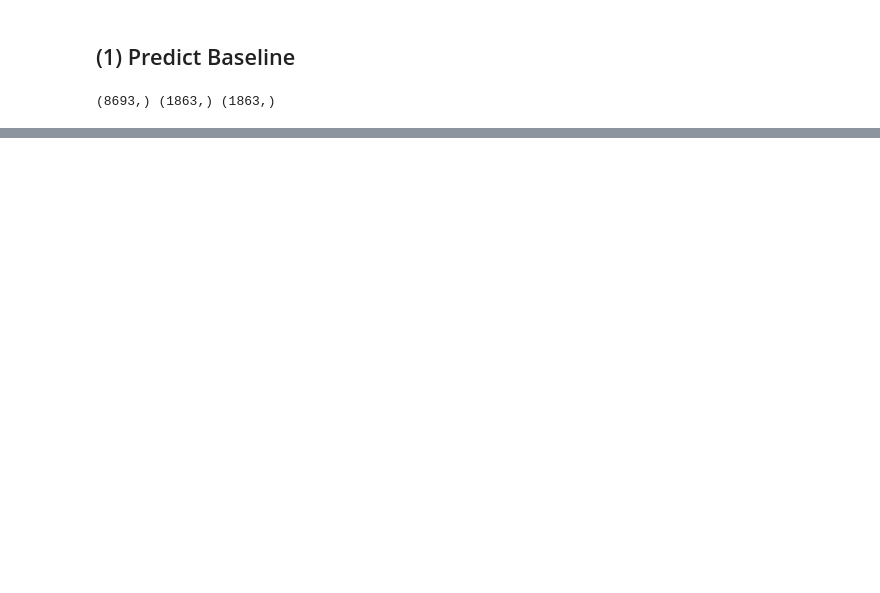
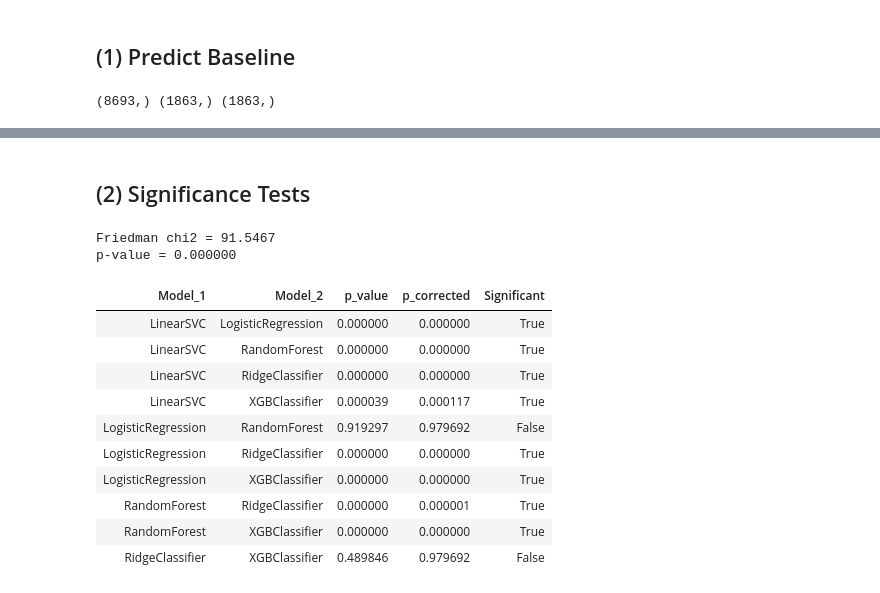
Before and after one commit to LuanBarbs/tcc-emotion-detection-nlp, a Jupyter notebook: src/baseline/baseline_03_TweetEmotionsPTBR_TFIDF.ipynb, the cells around one changed output, grey strips where cells are left out. Saved outputs shown, nothing was run; the diff lists cells and outputs as text; code cells hidden in the pictures; blank space fills up the shorter version.

Commit message:
resultados e significância final para baseline TweetEmotionsPTBR com Bow e TFIDF

```diff
--- a/src/baseline/baseline_03_TweetEmotionsPTBR_TFIDF.ipynb
+++ b/src/baseline/baseline_03_TweetEmotionsPTBR_TFIDF.ipynb
@@ -276,0 +271,65 @@ plot_feature_importance_top_k(pipe_rf["model"], feature_names, k=15, model_name=
+# %% [markdown]
+## (2) Significance Tests
+# %%
+rows = []
+
+for _, row in df_results.iterrows():
+    model = row["Model"]
+    for score in row["CV_F1_macro_all"]:
+        rows.append({
+            "Model": model,
+            "F1_macro": score
+        })
+
+df_long = pd.DataFrame(rows)
+
+df_pivot = df_long.pivot_table(
+    index=df_long.groupby("Model").cumcount(),
+    columns="Model",
+    values="F1_macro"
+)
+
+stat, p_value = friedmanchisquare(
+    *[df_pivot[col].values for col in df_pivot.columns]
+)
+
+print(f"Friedman chi2 = {stat:.4f}") # p >= 0.05 -> there is no overall statistical difference
+print(f"p-value = {p_value:.6f}") # p < 0.05 -> at least one model is statistically different
+
+alpha = 0.05
+results_wilcoxon = []
+
+models = df_pivot.columns.tolist()
+
+for m1, m2 in itertools.combinations(models, 2):
+    stat, p = wilcoxon(df_pivot[m1], df_pivot[m2])
+    results_wilcoxon.append({
+        "Model_1": m1,
+        "Model_2": m2,
+        "p_value": p,
+    })
+
+df_wilcoxon = pd.DataFrame(results_wilcoxon)
+
+df_wilcoxon["p_corrected"] = multipletests(
+    df_wilcoxon["p_value"],
+    method="holm"
+)[1]
+
+df_wilcoxon["Significant"] = df_wilcoxon["p_corrected"] < alpha
+
+df_wilcoxon.style.hide(axis="index")
+# %% [output]
+Friedman chi2 = 91.5467
+p-value = 0.000000
+| Model_1 | Model_2 | p_value | p_corrected | Significant |
+| LinearSVC | LogisticRegression | 0.000000 | 0.000000 | True |
+| LinearSVC | RandomForest | 0.000000 | 0.000000 | True |
+| LinearSVC | RidgeClassifier | 0.000000 | 0.000000 | True |
+| LinearSVC | XGBClassifier | 0.000039 | 0.000117 | True |
+| LogisticRegression | RandomForest | 0.919297 | 0.979692 | False |
+| LogisticRegression | RidgeClassifier | 0.000000 | 0.000000 | True |
+| LogisticRegression | XGBClassifier | 0.000000 | 0.000000 | True |
+| RandomForest | RidgeClassifier | 0.000000 | 0.000001 | True |
+| RandomForest | XGBClassifier | 0.000000 | 0.000000 | True |
+| RidgeClassifier | XGBClassifier | 0.489846 | 0.979692 | False |
```
Also changed, not shown: parts of 8 cells of this notebook, 5 other files.
